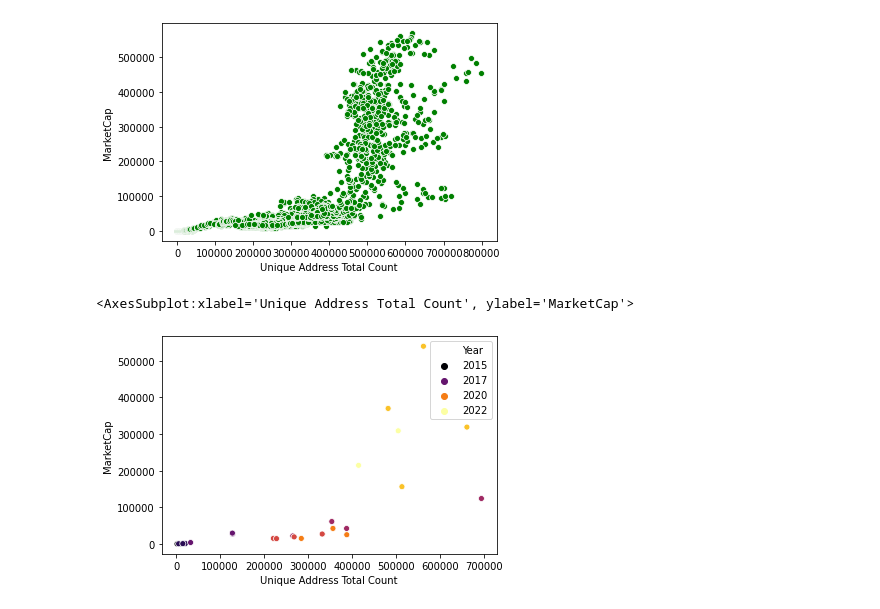
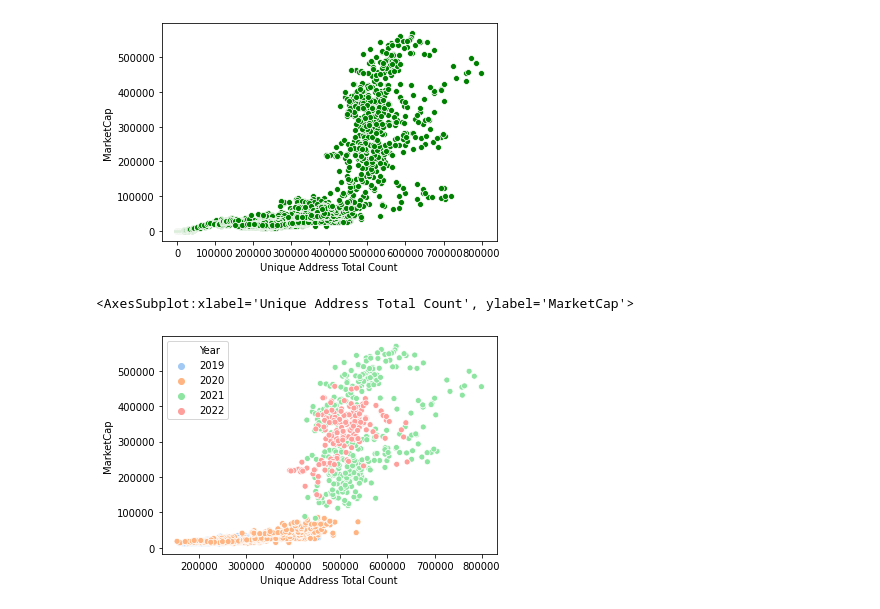
Before and after one commit to Plyeronn/DataScience, a Jupyter notebook: exploration.ipynb, the cells around one changed output. Drawn from its saved outputs; the diff is of its cells as text; code cells hidden in the pictures.

```diff
--- a/exploration.ipynb
+++ b/exploration.ipynb
@@ -229,6 +221,3 @@ sns.scatterplot(data = frame, x = "Unique Address Total Count", y = "MarketCap",
 <AxesSubplot:xlabel='Unique Address Total Count', ylabel='MarketCap'>
 [figure]
 # %%
-target = frame.copy()
-target["Year"] = target["Date(UTC)"].dt.year
-target[::50]
@@ -236,4 +224,0 @@ target[::50]
-sns.scatterplot(data = target[::100], x = "Unique Address Total Count", y = "MarketCap", hue="Year", palette="inferno")
-# %% [output]
-<AxesSubplot:xlabel='Unique Address Total Count', ylabel='MarketCap'>
-[figure, removed]
@@ -239,0 +230,5 @@ sns.scatterplot(data = target[::100], x = "Unique Address Total Count", y = "Mar
+# %%
+sns.scatterplot(data = target, x = "Unique Address Total Count", y = "MarketCap", hue="Year", palette="pastel")
+# %% [output]
+<AxesSubplot:xlabel='Unique Address Total Count', ylabel='MarketCap'>
+[figure, added]
```
Also changed, not shown: parts of 19 cells of this notebook, 1 other file.
